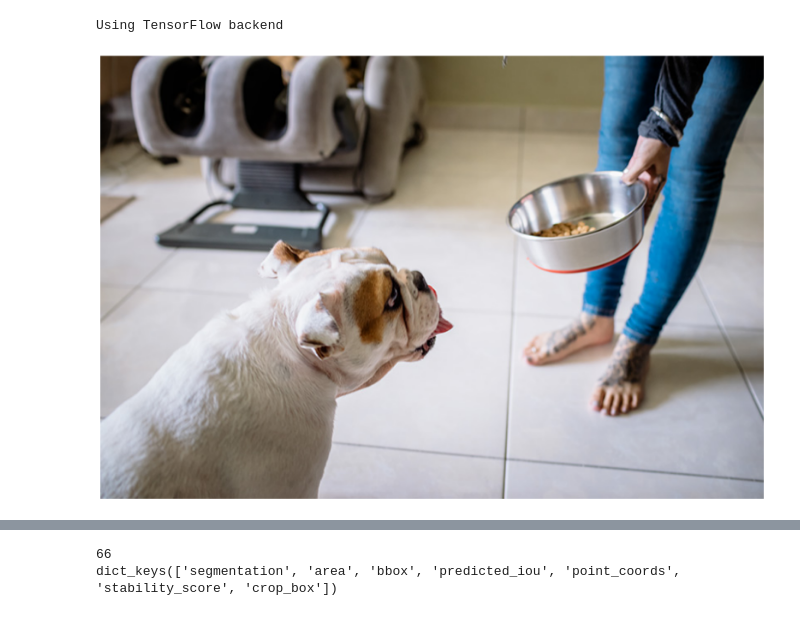
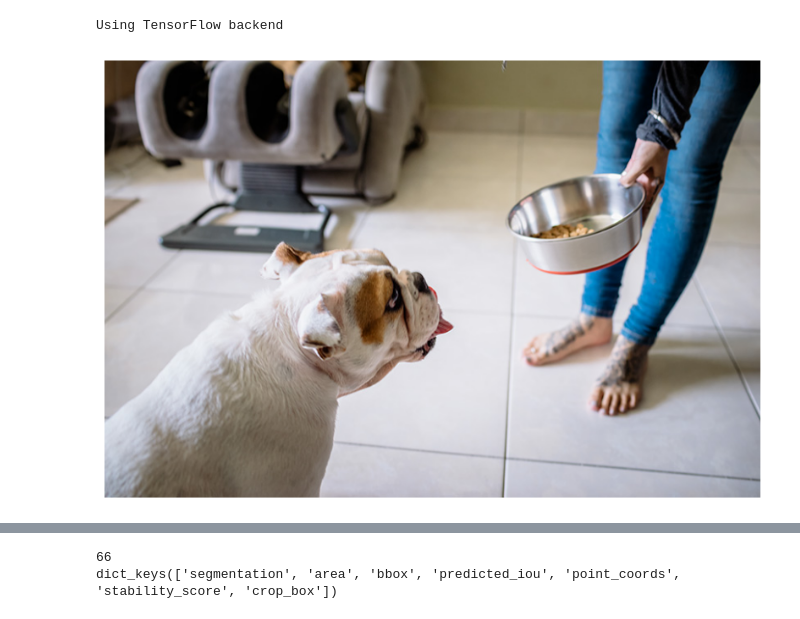
Before and after one commit to tirthasheshpatel/segment_anything_keras, a Jupyter notebook: Segment_Anything_Automatic_Mask_Generator_Demo.ipynb, the cells around one changed output, grey strips where cells are left out. Saved outputs shown, nothing was run; the diff lists cells and outputs as text; code cells hidden in the pictures.

```diff
--- a/Segment_Anything_Automatic_Mask_Generator_Demo.ipynb
+++ b/Segment_Anything_Automatic_Mask_Generator_Demo.ipynb
@@ -157,9 +116,9 @@ port_weights(model, predictor.model)
 image = cv2.imread('dog.jpg')
 image = cv2.cvtColor(image, cv2.COLOR_BGR2RGB)
 # %%
-plt.figure(figsize=(20,20))
+plt.figure(figsize=(10, 10))
 plt.imshow(image)
 plt.axis('off')
 plt.show()
 # %% [output]
-[figure, old version]
+[figure, new version]
```
Also changed, not shown: parts of 13 cells of this notebook.
